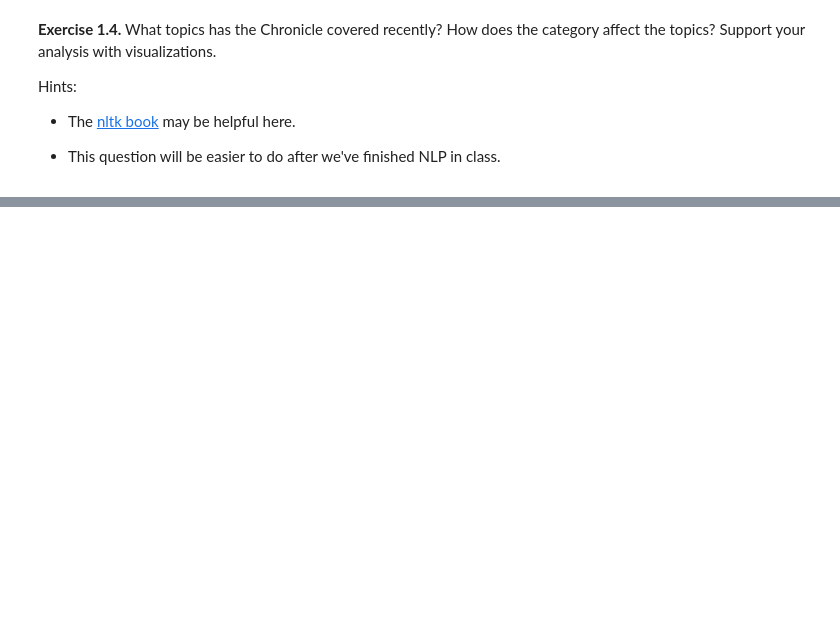
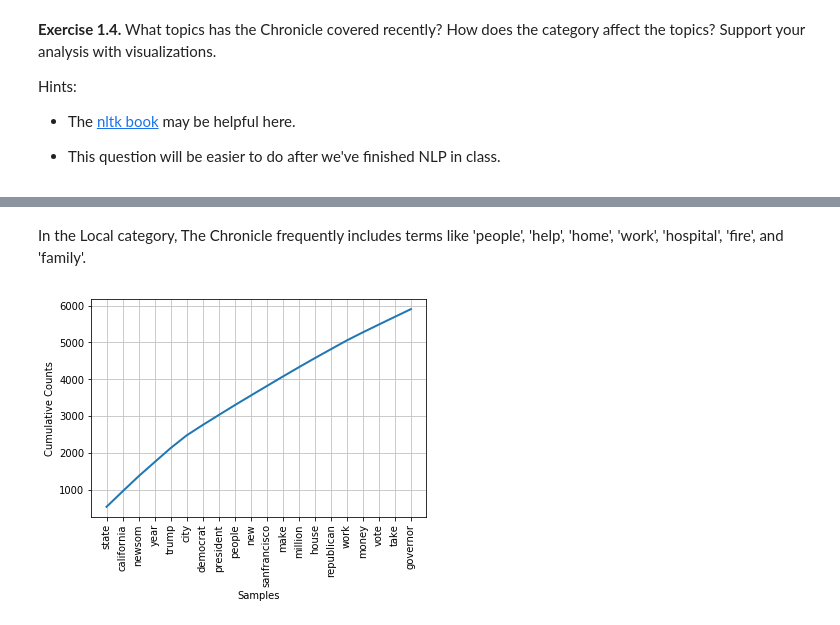
Before and after one commit to domitchler/sta141b-assignment-4, a Jupyter notebook: hw4.ipynb, the cells around one changed output, grey strips where cells are left out. Cells and saved outputs as stored; diff of their text form; code cells hidden in the pictures; blank space fills up the shorter version.

```diff
--- a/hw4.ipynb
+++ b/hw4.ipynb
@@ -276,0 +397,6 @@ Hints:
+# %% [markdown]
+In the Local category, The Chronicle frequently includes terms like 'people', 'help', 'home', 'work', 'hospital', 'fire', and 'family'.
+# %%
+politics_fq.plot(20, cumulative = True)
+# %% [output]
+[figure, added]
```
Also changed, not shown: parts of 31 cells of this notebook.
